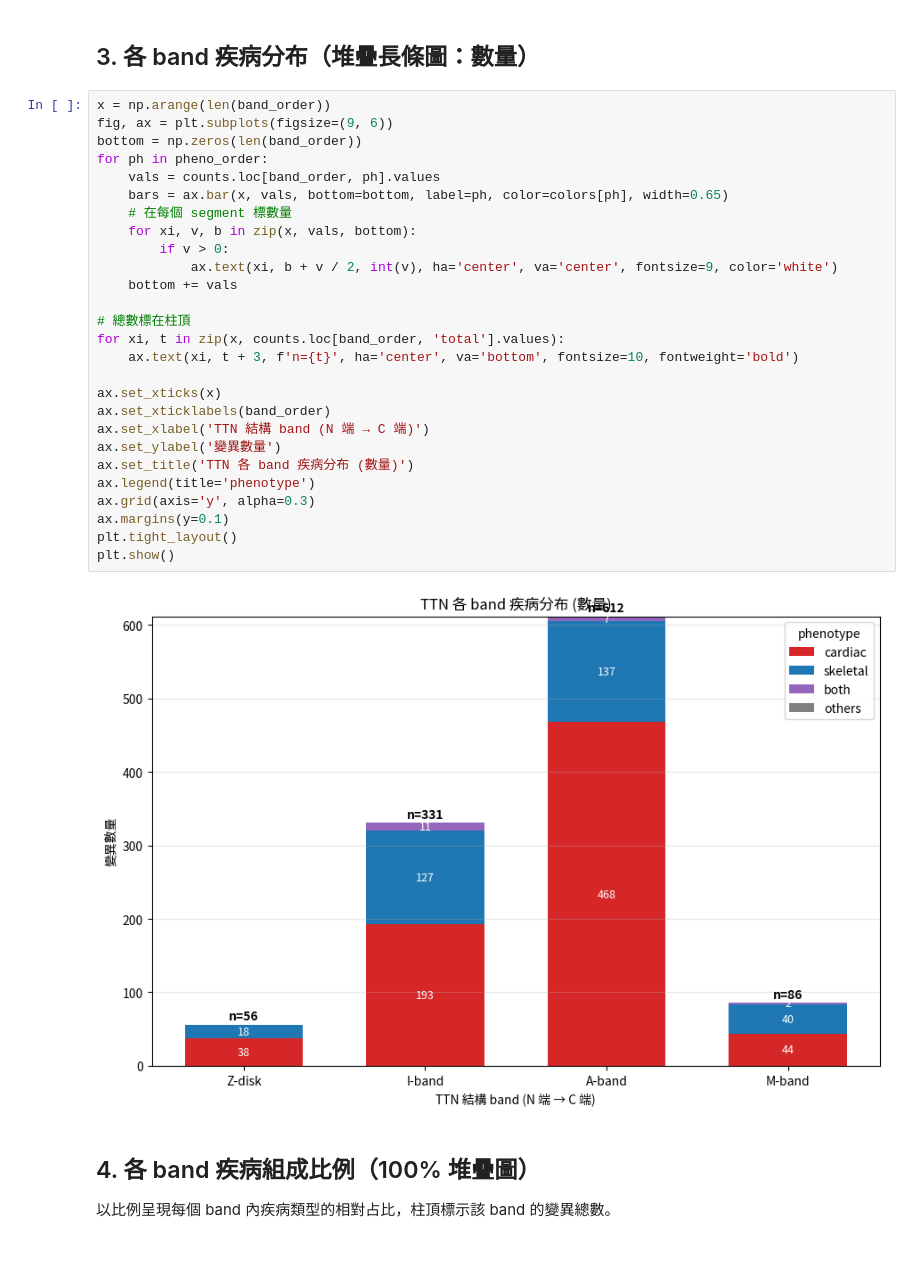
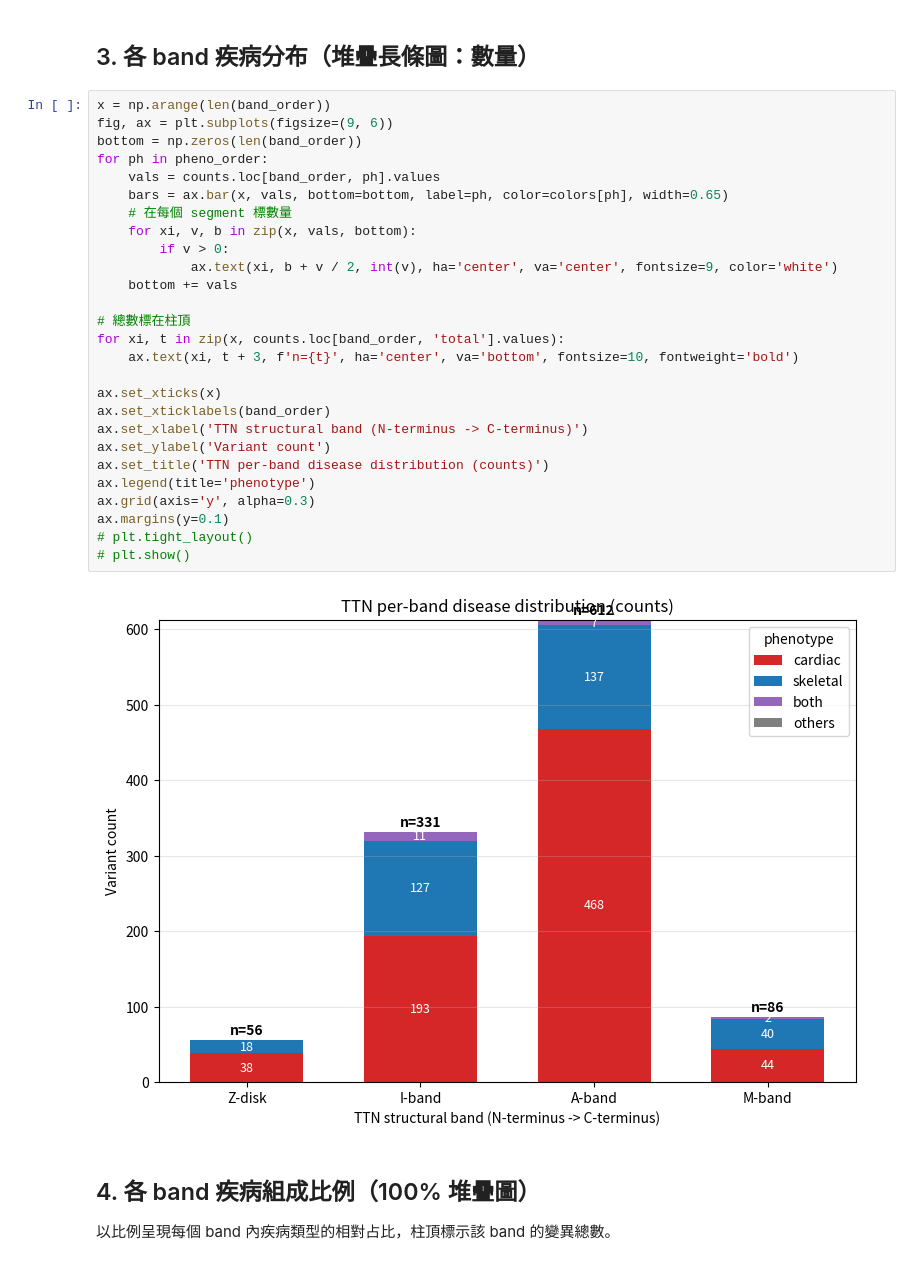
Before and after one commit to nain9172/ttn-agent, a Jupyter notebook: ttn_band_disease_distribution.ipynb, the cells around one changed output. Saved outputs shown, nothing was run; the diff lists cells and outputs as text.

```diff
--- a/ttn_band_disease_distribution.ipynb
+++ b/ttn_band_disease_distribution.ipynb
@@ -99,32 +99,32 @@ counts
 # %%
 x = np.arange(len(band_order))
 fig, ax = plt.subplots(figsize=(9, 6))
 bottom = np.zeros(len(band_order))
 for ph in pheno_order:
     vals = counts.loc[band_order, ph].values
     bars = ax.bar(x, vals, bottom=bottom, label=ph, color=colors[ph], width=0.65)
     # 在每個 segment 標數量
     for xi, v, b in zip(x, vals, bottom):
         if v > 0:
             ax.text(xi, b + v / 2, int(v), ha='center', va='center', fontsize=9, color='white')
     bottom += vals
 
 # 總數標在柱頂
 for xi, t in zip(x, counts.loc[band_order, 'total'].values):
     ax.text(xi, t + 3, f'n={t}', ha='center', va='bottom', fontsize=10, fontweight='bold')
 
 ax.set_xticks(x)
 ax.set_xticklabels(band_order)
-ax.set_xlabel('TTN 結構 band (N 端 → C 端)')
-ax.set_ylabel('變異數量')
-ax.set_title('TTN 各 band 疾病分布 (數量)')
+ax.set_xlabel('TTN structural band (N-terminus -> C-terminus)')
+ax.set_ylabel('Variant count')
+ax.set_title('TTN per-band disease distribution (counts)')
 ax.legend(title='phenotype')
 ax.grid(axis='y', alpha=0.3)
 ax.margins(y=0.1)
-plt.tight_layout()
-plt.show()
+# plt.tight_layout()
+# plt.show()
 # %% [output]
-[figure, old version]
+[figure, new version]
 # %% [markdown]
 ## 4. 各 band 疾病組成比例（100% 堆疊圖）
 
```
Also changed, not shown: parts of 12 cells of this notebook.
